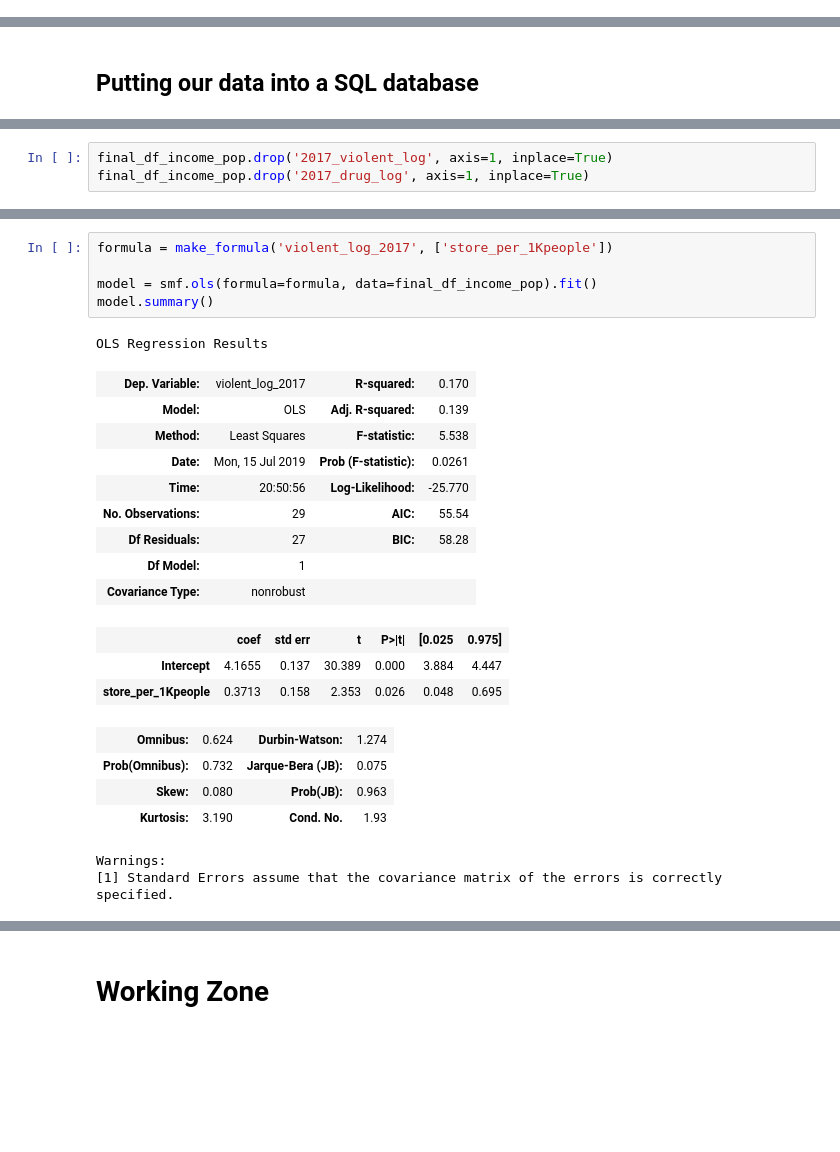
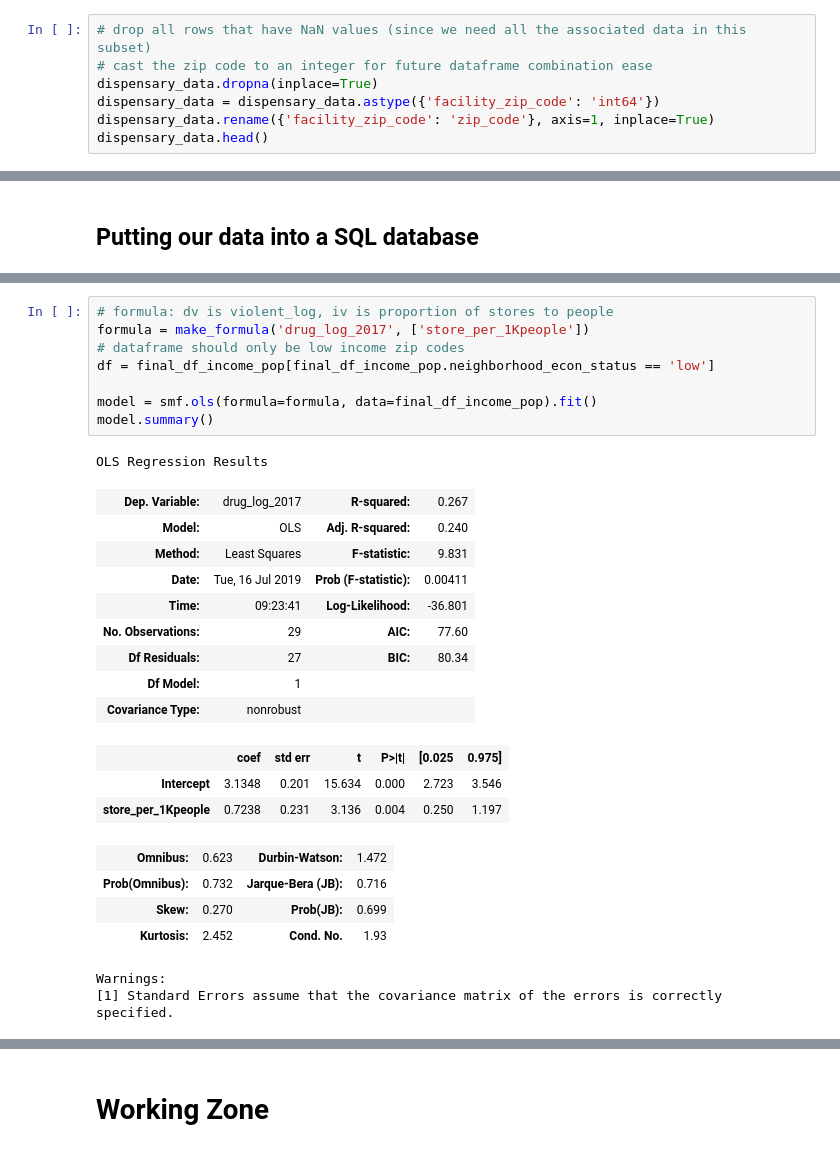
Before and after one commit to zapatos24/Mod_3_Final_Project, a Jupyter notebook: mod_3_final_project_jeremy_wip.ipynb, the cells around one changed output, grey strips where cells are left out. Drawn from its saved outputs; the diff is of its cells as text; blank space fills up the shorter version.

Commit message:
commenting code (whoops should have done that earlier)

```diff
--- a/mod_3_final_project_jeremy_wip.ipynb
+++ b/mod_3_final_project_jeremy_wip.ipynb
@@ -351,0 +126,7 @@ final_df.head()
+# %%
+# drop all rows that have NaN values (since we need all the associated data in this subset)
+# cast the zip code to an integer for future dataframe combination ease
+dispensary_data.dropna(inplace=True)
+dispensary_data = dispensary_data.astype({'facility_zip_code': 'int64'})
+dispensary_data.rename({'facility_zip_code': 'zip_code'}, axis=1, inplace=True)
+dispensary_data.head()
@@ -517,6 +562,3 @@ pd.read_sql_query('''SELECT * FROM zip_code_statistics LIMIT 5''', conn)
 c.close()
 conn.close()
-# %%
-final_df_income_pop.drop('2017_violent_log', axis=1, inplace=True)
-final_df_income_pop.drop('2017_drug_log', axis=1, inplace=True)
 # %%
@@ -551,25 +652,28 @@ def make_formula(dv, iv):
 # %%
-formula = make_formula('violent_log_2017', ['store_per_1Kpeople'])
+# formula: dv is violent_log, iv is proportion of stores to people
+formula = make_formula('drug_log_2017', ['store_per_1Kpeople'])
+# dataframe should only be low income zip codes
+df = final_df_income_pop[final_df_income_pop.neighborhood_econ_status == 'low']
 
 model = smf.ols(formula=formula, data=final_df_income_pop).fit()
 model.summary()
 # %% [output]
 OLS Regression Results
-| Dep. Variable: | violent_log_2017 | R-squared: | 0.170 |
-| Model: | OLS | Adj. R-squared: | 0.139 |
-| Method: | Least Squares | F-statistic: | 5.538 |
-| Date: | Mon, 15 Jul 2019 | Prob (F-statistic): | 0.0261 |
-| Time: | 20:50:56 | Log-Likelihood: | -25.770 |
-| No. Observations: | 29 | AIC: | 55.54 |
-| Df Residuals: | 27 | BIC: | 58.28 |
+| Dep. Variable: | drug_log_2017 | R-squared: | 0.267 |
+| Model: | OLS | Adj. R-squared: | 0.240 |
+| Method: | Least Squares | F-statistic: | 9.831 |
+| Date: | Tue, 16 Jul 2019 | Prob (F-statistic): | 0.00411 |
+| Time: | 09:23:41 | Log-Likelihood: | -36.801 |
+| No. Observations: | 29 | AIC: | 77.60 |
+| Df Residuals: | 27 | BIC: | 80.34 |
 | Df Model: | 1 |  |  |
 | Covariance Type: | nonrobust |  |  |
 |  | coef | std err | t | P>|t| | [0.025 | 0.975] |
-| Intercept | 4.1655 | 0.137 | 30.389 | 0.000 | 3.884 | 4.447 |
-| store_per_1Kpeople | 0.3713 | 0.158 | 2.353 | 0.026 | 0.048 | 0.695 |
+| Intercept | 3.1348 | 0.201 | 15.634 | 0.000 | 2.723 | 3.546 |
+| store_per_1Kpeople | 0.7238 | 0.231 | 3.136 | 0.004 | 0.250 | 1.197 |
-| Omnibus: | 0.624 | Durbin-Watson: | 1.274 |
-| Prob(Omnibus): | 0.732 | Jarque-Bera (JB): | 0.075 |
-| Skew: | 0.080 | Prob(JB): | 0.963 |
-| Kurtosis: | 3.190 | Cond. No. | 1.93 |
+| Omnibus: | 0.623 | Durbin-Watson: | 1.472 |
+| Prob(Omnibus): | 0.732 | Jarque-Bera (JB): | 0.716 |
+| Skew: | 0.270 | Prob(JB): | 0.699 |
+| Kurtosis: | 2.452 | Cond. No. | 1.93 |
 Warnings:
 [1] Standard Errors assume that the covariance matrix of the errors is correctly specified.
```
Also changed, not shown: parts of 73 cells of this notebook.
